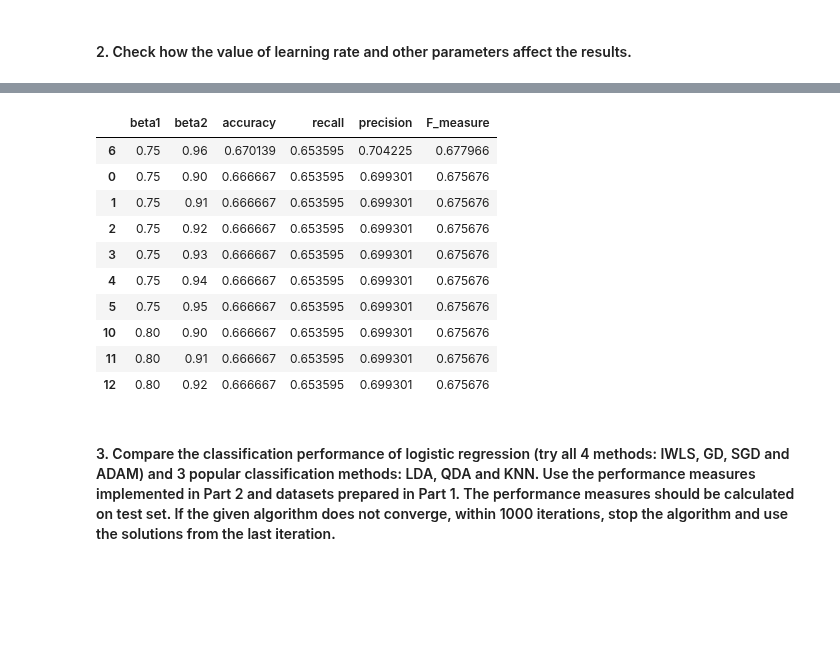
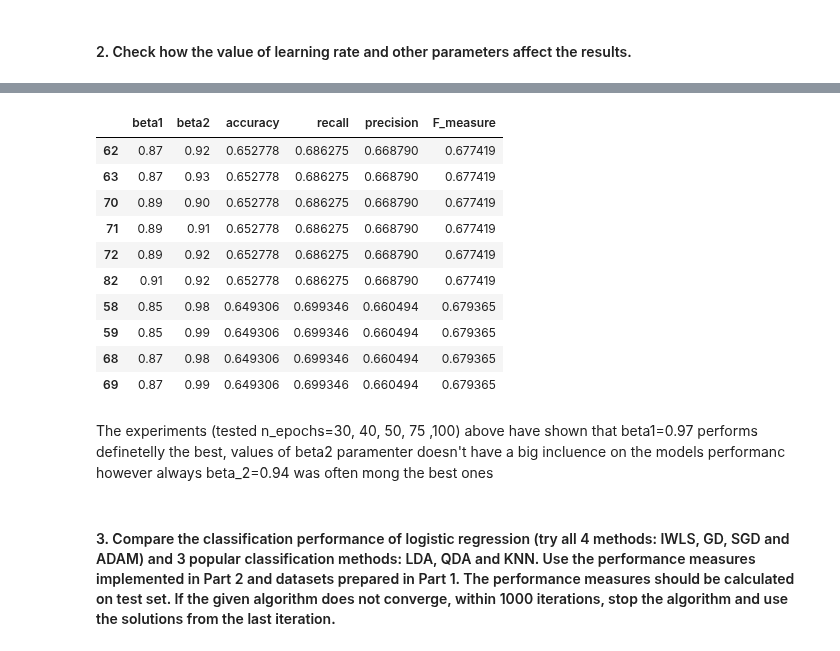
Before and after one commit to pawel99k/AML2022, a Jupyter notebook: Project1/experiments/Retinopathy_experiments.ipynb, the cells around one changed output, grey strips where cells are left out. Saved outputs shown, nothing was run; the diff lists cells and outputs as text; code cells hidden in the pictures; blank space fills up the shorter version.

Commit message:
Retinopathy experiments done minor change in experiments

```diff
--- a/Project1/experiments/Retinopathy_experiments.ipynb
+++ b/Project1/experiments/Retinopathy_experiments.ipynb
@@ -42,7 +42,7 @@ X_ret_train, X_ret_test, y_ret_train, y_ret_test = prep_ret.train_test_split(X_r
 # %% [markdown]
 In the task requierements we're asked to remove collinear variables, so we're left with only first 4 options. The GD and SGD results for these 4 are very similar (close to 63%). Thats why I would suggest taking the one where the remaining 2 achieve the best results (which in this case is no scaling and no target balancing). The remaining tests will be perfomed in this particular situation.
 # %%
-remove_coll,balance_classes,scaling=True,False,True
+remove_coll,balance_classes,scaling=True,True,True
 X_train=X_ret_train.copy()
 X_test=X_ret_test.copy()
 y_train=y_ret_train.copy()
@@ -56,12 +56,11 @@ if scaling:
     s = StandardScaler()
     X_train = s.fit_transform(X_train)
     X_test = s.transform(X_test)
-#próbowałem to wrzucić do funkcji preprocess_data, ale coś wywala błąd więc na razie odpuszczam
-
-#One Hot Encoding
+#One Hot Encoding- niepotrzebne tutaj
 #X_train = prep_ret.one_hot_encoding_fit_transform(X_train)
 #X_test = prep_ret.one_hot_encoding_transform(X_test)
 
+#W przypadku gdy jest scaling to X_train i X_test i tak już są numpy_array
 #X_train=X_train.to_numpy()
 y_train=y_train.to_numpy()
 #X_test=X_test.to_numpy()
@@ -71,14 +71,15 @@ y_test=y_test.to_numpy()
 # %% [markdown]
 #### 1. Convergence analysis: check how the value of log-likelihood function depends on the number of iterations for 4 above algorithms.
 # %%
+lr=0.01
 n_epochs=1000
 
 lr_models = {
-     'GD': LogReg(optimization='Gradient Descent', learning_rate=0.023, epochs=n_epochs, batch_size=32),
-     'SGD': LogReg(optimization='Stochastic Gradient Descent', learning_rate=0.00001, epochs=n_epochs),
+     'GD': LogReg(optimization='Gradient Descent', learning_rate=lr, epochs=n_epochs, batch_size=0.1),
+     'SGD': LogReg(optimization='Stochastic Gradient Descent', learning_rate=lr, epochs=n_epochs),
      'IRLS': LogReg(optimization='Iterative Reweighted Least Squares', epochs=n_epochs),
-     'ADAM': LogReg(optimization='Adaptive Moment Estimation', epochs=n_epochs, learning_rate=0.18, beta_1=0.8,
-                    beta_2=0.9, epsilon=1e-8)
+     'ADAM': LogReg(optimization='Adaptive Moment Estimation', epochs=n_epochs, learning_rate=lr, beta_1=0.9,
+                    beta_2=0.99, epsilon=1e-8)
  }
 # %%
 plt.figure(figsize=(16, 10))
@@ -136,27 +135,29 @@ res_test_learning_rates[res_test_learning_rates['method']=='ADAM'].sort_values(b
 # %%
 tested_betas_1=np.linspace(start=0.75,stop=.97,num=12)
 tested_betas_2=np.linspace(start=0.90,stop=0.99,num=10)
 
 res_test_betas=experiments.test_betas(X_train=X_train,
                                       y_train=y_train,
                                       X_test=X_test,
                                       y_test=y_test,
                                       tested_betas1=tested_betas_1,
-                                      tested_betas2=tested_betas_2)
+                                      tested_betas2=tested_betas_2,lr=0.12,n_epochs=40)
 
 res_test_betas.sort_values(by=['accuracy','F_measure','recall','precision'],ascending=False).head(10)
 # %% [output]
 |  | beta1 | beta2 | accuracy | recall | precision | F_measure |
-| 6 | 0.75 | 0.96 | 0.670139 | 0.653595 | 0.704225 | 0.677966 |
-| 0 | 0.75 | 0.90 | 0.666667 | 0.653595 | 0.699301 | 0.675676 |
-| 1 | 0.75 | 0.91 | 0.666667 | 0.653595 | 0.699301 | 0.675676 |
-| 2 | 0.75 | 0.92 | 0.666667 | 0.653595 | 0.699301 | 0.675676 |
-| 3 | 0.75 | 0.93 | 0.666667 | 0.653595 | 0.699301 | 0.675676 |
-| 4 | 0.75 | 0.94 | 0.666667 | 0.653595 | 0.699301 | 0.675676 |
-| 5 | 0.75 | 0.95 | 0.666667 | 0.653595 | 0.699301 | 0.675676 |
-| 10 | 0.80 | 0.90 | 0.666667 | 0.653595 | 0.699301 | 0.675676 |
-| 11 | 0.80 | 0.91 | 0.666667 | 0.653595 | 0.699301 | 0.675676 |
-| 12 | 0.80 | 0.92 | 0.666667 | 0.653595 | 0.699301 | 0.675676 |
+| 62 | 0.87 | 0.92 | 0.652778 | 0.686275 | 0.668790 | 0.677419 |
+| 63 | 0.87 | 0.93 | 0.652778 | 0.686275 | 0.668790 | 0.677419 |
+| 70 | 0.89 | 0.90 | 0.652778 | 0.686275 | 0.668790 | 0.677419 |
+| 71 | 0.89 | 0.91 | 0.652778 | 0.686275 | 0.668790 | 0.677419 |
+| 72 | 0.89 | 0.92 | 0.652778 | 0.686275 | 0.668790 | 0.677419 |
+| 82 | 0.91 | 0.92 | 0.652778 | 0.686275 | 0.668790 | 0.677419 |
+| 58 | 0.85 | 0.98 | 0.649306 | 0.699346 | 0.660494 | 0.679365 |
+| 59 | 0.85 | 0.99 | 0.649306 | 0.699346 | 0.660494 | 0.679365 |
+| 68 | 0.87 | 0.98 | 0.649306 | 0.699346 | 0.660494 | 0.679365 |
+| 69 | 0.87 | 0.99 | 0.649306 | 0.699346 | 0.660494 | 0.679365 |
+# %% [markdown]
+The experiments (tested n_epochs=30, 40, 50, 75 ,100) above have shown that beta1=0.97 performs definetelly the best, values of beta2 paramenter doesn't have a big incluence on the models performanc however always beta_2=0.94 was often mong the best ones
 # %% [markdown]
 #### 3. Compare the classification performance of logistic regression (try all 4 methods: IWLS, GD, SGD and ADAM) and 3 popular classification methods: LDA, QDA and KNN. Use the performance measures implemented in Part 2 and datasets prepared in Part 1. The performance measures should be calculated on test set. If the given algorithm does not converge, within 1000 iterations, stop the algorithm and use the solutions from the last iteration.
 # %%
```
Also changed, not shown: parts of 11 cells of this notebook, 1 other file.
